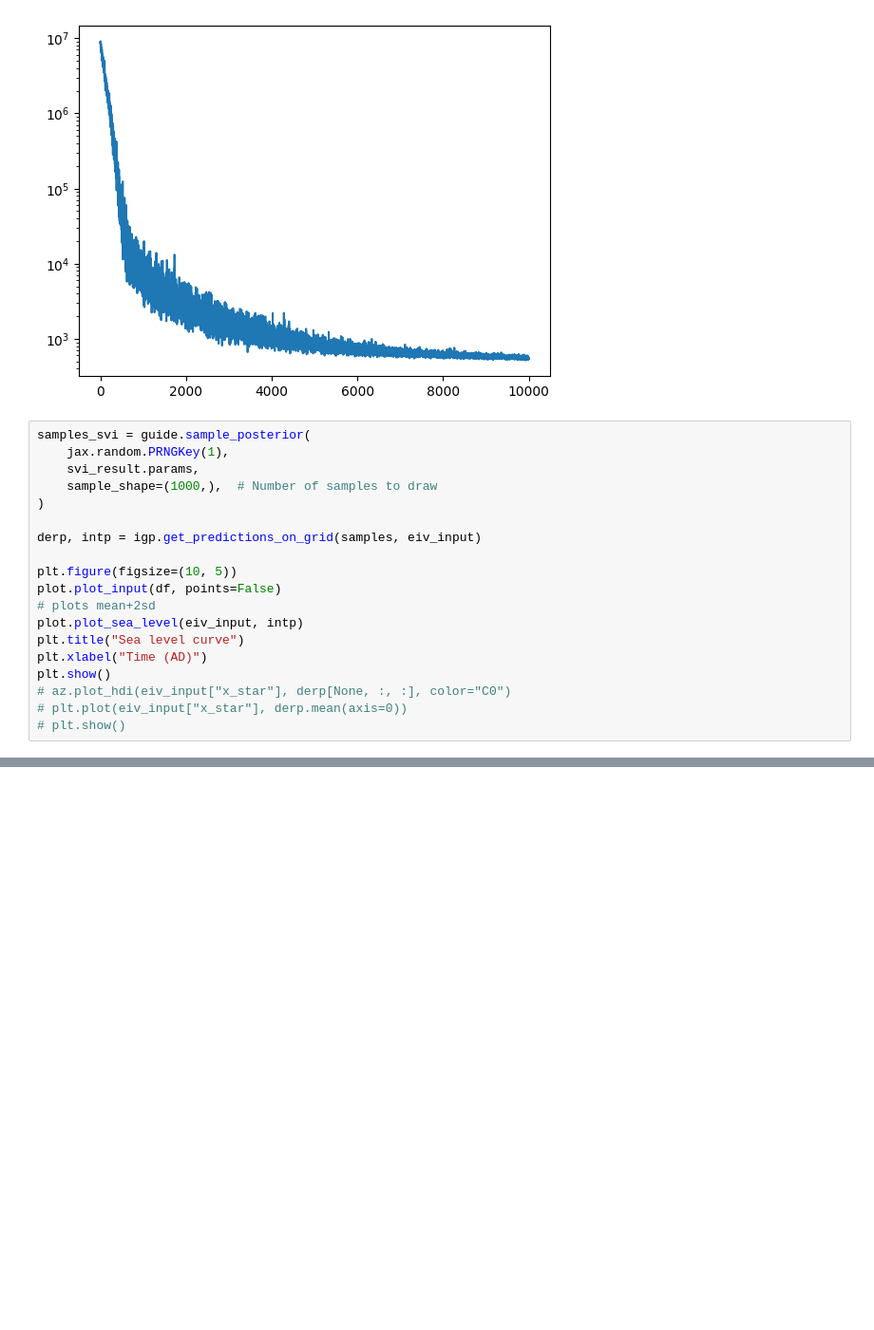
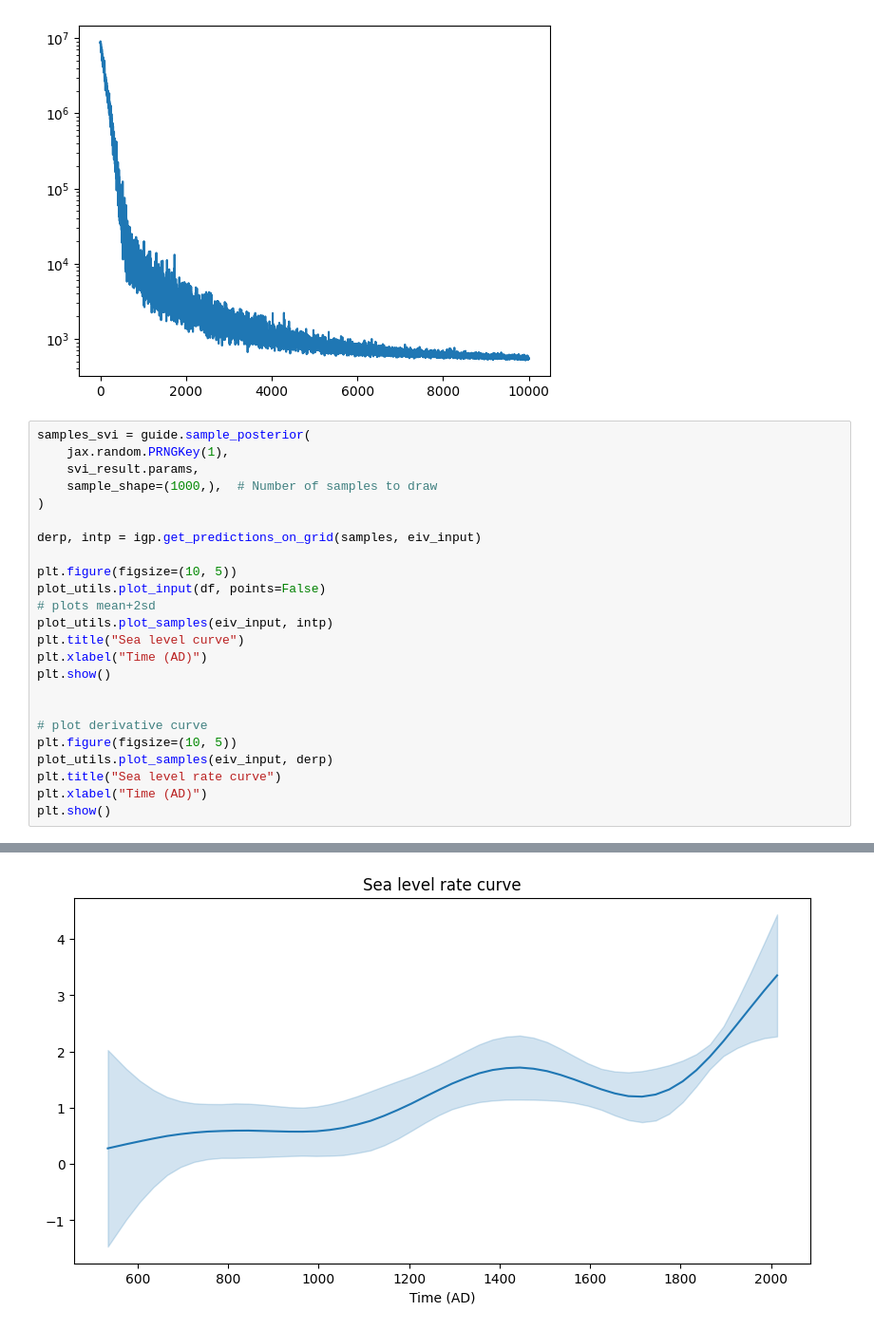
Before and after one commit to RohanGautam/EIV_IGP_jax, a Jupyter notebook: example.ipynb, the cells around one changed output, grey strips where cells are left out. Shown at 95% size. Cells and saved outputs as stored; diff of their text form; blank space fills up the shorter version.

```diff
--- a/example.ipynb
+++ b/example.ipynb
@@ -104,21 +103,27 @@ plt.yscale("log")
 # %%
 samples_svi = guide.sample_posterior(
     jax.random.PRNGKey(1),
     svi_result.params,
     sample_shape=(1000,),  # Number of samples to draw
 )
 
 derp, intp = igp.get_predictions_on_grid(samples, eiv_input)
 
 plt.figure(figsize=(10, 5))
-plot.plot_input(df, points=False)
+plot_utils.plot_input(df, points=False)
 # plots mean+2sd
-plot.plot_sea_level(eiv_input, intp)
+plot_utils.plot_samples(eiv_input, intp)
 plt.title("Sea level curve")
 plt.xlabel("Time (AD)")
 plt.show()
-# az.plot_hdi(eiv_input["x_star"], derp[None, :, :], color="C0")
-# plt.plot(eiv_input["x_star"], derp.mean(axis=0))
-# plt.show()
+
+
+# plot derivative curve
+plt.figure(figsize=(10, 5))
+plot_utils.plot_samples(eiv_input, derp)
+plt.title("Sea level rate curve")
+plt.xlabel("Time (AD)")
+plt.show()
 # %% [output]
 [figure]
+[figure, added]
```
Also changed, not shown: parts of 5 cells of this notebook.
